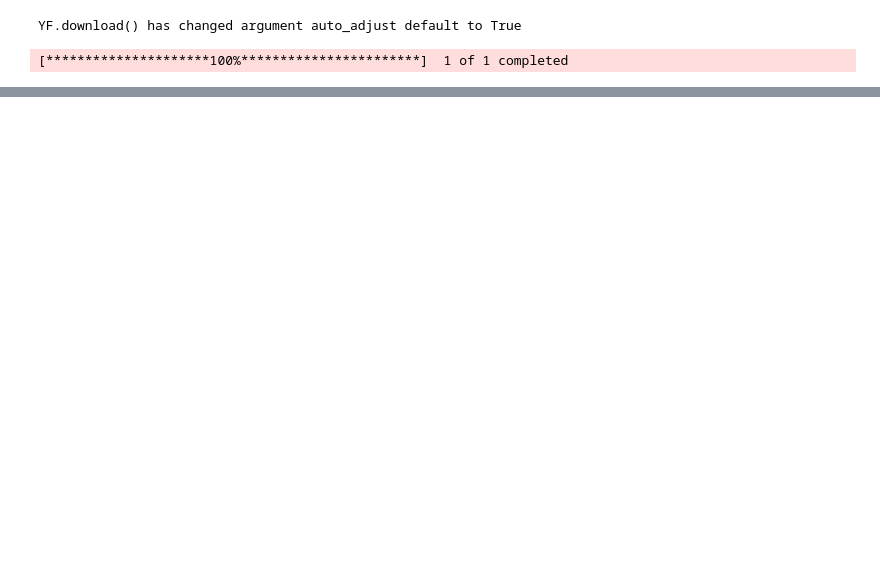
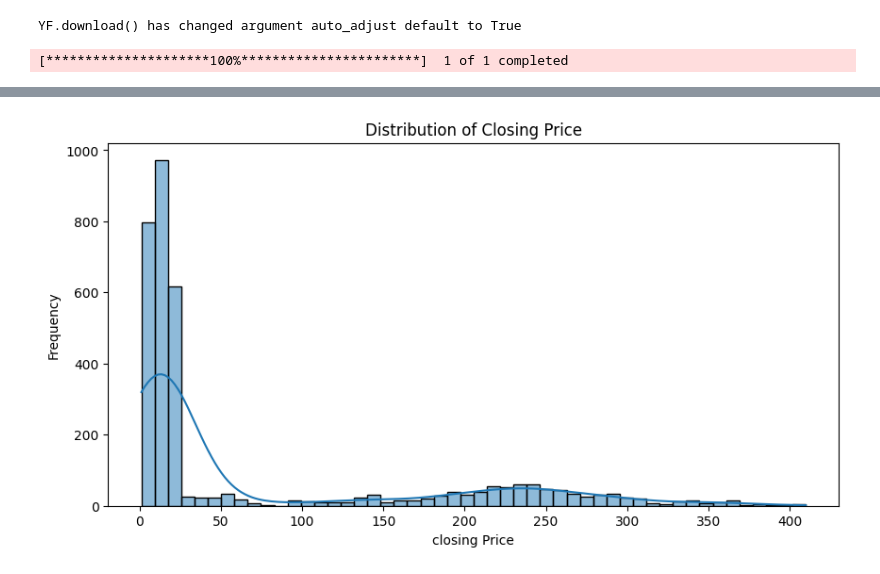
Before and after one commit to AsteroidCoder/University-Assignments-Repository, a Jupyter notebook: Fundamentals of Data Analytics/17th_June_Assignment.ipynb, the cells around one changed output, grey strips where cells are left out. Drawn from its saved outputs; the diff is of its cells as text; code cells hidden in the pictures; blank space fills up the shorter version.

```diff
--- a/Fundamentals of Data Analytics/17th_June_Assignment.ipynb
+++ b/Fundamentals of Data Analytics/17th_June_Assignment.ipynb
@@ -26,0 +247,12 @@ df1.head()
+# %%
+# Histogram of the target variable.
+# This shows us how often different price ranges appear.
+if target_variable in Data.columns and pd.api.types.is_numeric_dtype(Data[target_variable]):
+        plt.figure(figsize=(10, 5))
+        sns.histplot(Data[target_variable], kde=True, bins=50) # kde=True adds a smooth line
+        plt.title(f'Distribution of {target_variable}')
+        plt.xlabel('closing Price')
+        plt.ylabel('Frequency')
+        plt.show()
+# %% [output]
+[figure, added]
```
Also changed, not shown: parts of 26 cells of this notebook, 2 other files.
